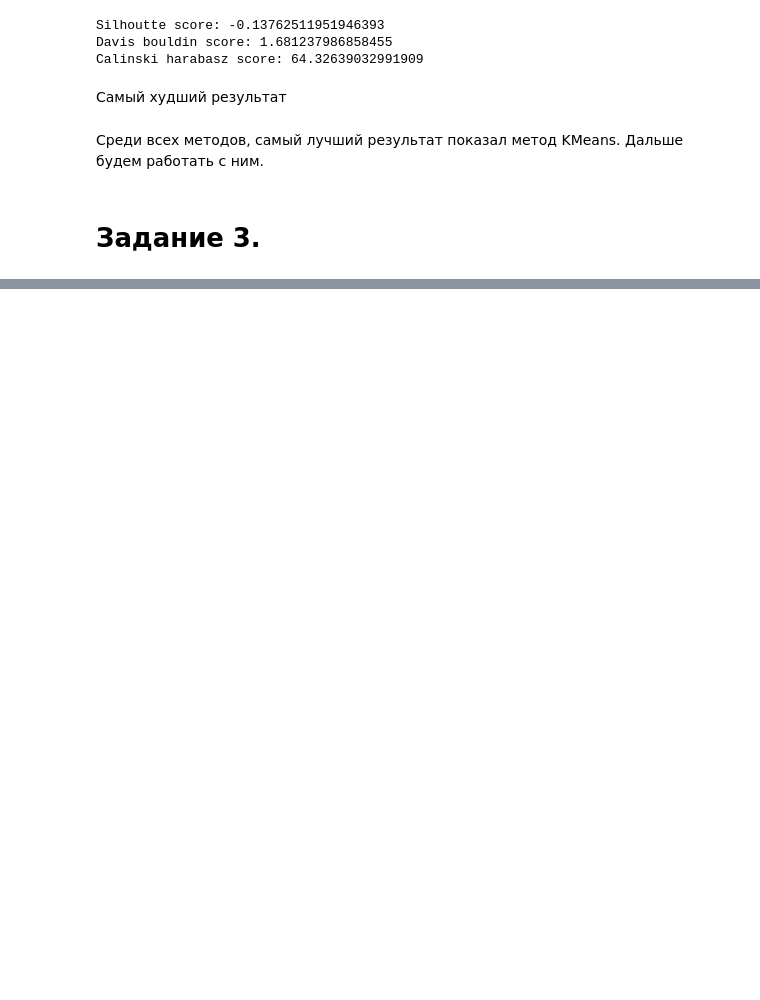
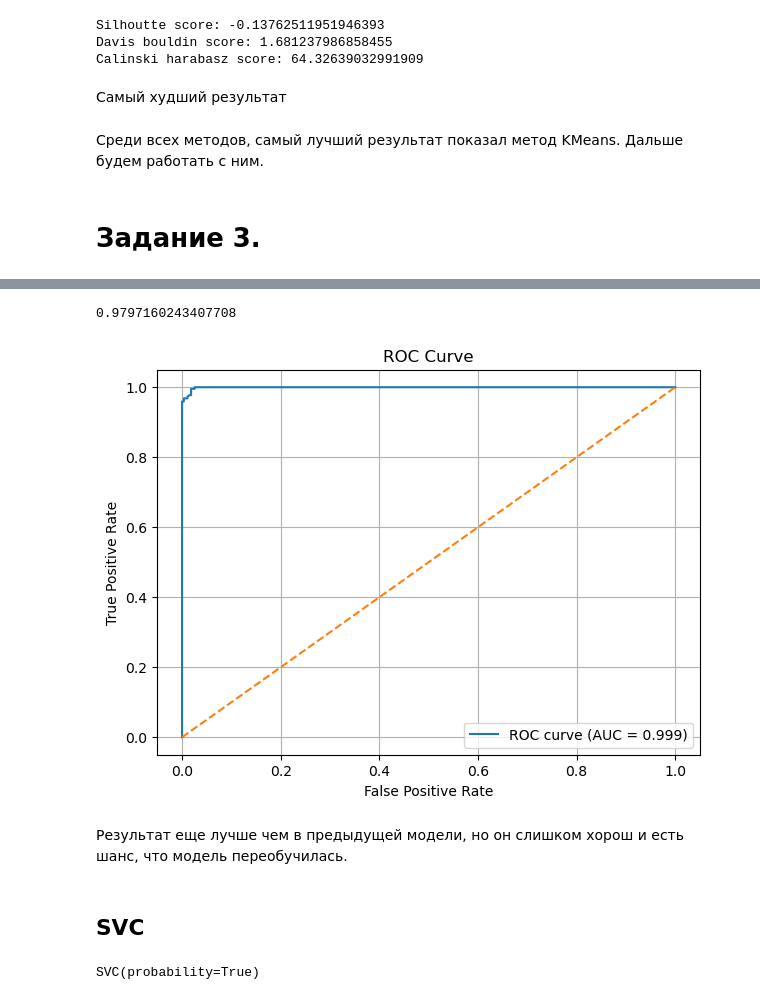
Before and after one commit to Kuma102/pair-work, a Jupyter notebook: Duo_Work.ipynb, the cells around one changed output, grey strips where cells are left out. Cells and saved outputs as stored; diff of their text form; code cells hidden in the pictures; blank space fills up the shorter version.

```diff
--- a/Duo_Work.ipynb
+++ b/Duo_Work.ipynb
@@ -464,0 +527,5 @@ NameError: name 'mc' is not defined
+# %%
+# Обучение модели
+from sklearn.ensemble import RandomForestClassifier
+rfc=RandomForestClassifier()
+rfc.fit(x_train, y_train)
@@ -464,0 +550,35 @@ NameError: name 'mc' is not defined
+# %%
+rfc_accuracy = accuracy_score(y_pred_rfc, y_test)
+rfc_accuracy
+# %% [output]
+0.9797160243407708
+# %%
+from sklearn.metrics import roc_curve, auc
+
+y_pred_proba = rfc.predict_proba(x_test)[:, 1]
+
+fpr, tpr, thresholds = roc_curve(y_test, y_pred_proba)
+roc_auc = auc(fpr, tpr)
+
+plt.figure(figsize=(7, 5))
+plt.plot(fpr, tpr, label=f"ROC curve (AUC = {roc_auc:.3f})")
+plt.plot([0, 1], [0, 1], linestyle="--")
+plt.xlabel("False Positive Rate")
+plt.ylabel("True Positive Rate")
+plt.title("ROC Curve")
+plt.legend()
+plt.grid(True)
+plt.show()
+# %% [output]
+[figure, added]
+# %% [markdown]
+Результат еще лучше чем в предыдущей модели, но он слишком хорош и есть шанс, что модель переобучилась.
+# %% [markdown]
+## SVC
+# %%
+# Обучение моделей
+from sklearn.svm import SVC
+svc=SVC(probability=True)
+svc.fit(x_train, y_train)
+# %% [output]
+SVC(probability=True)
```
Also changed, not shown: parts of 35 cells of this notebook, 2 other files.
